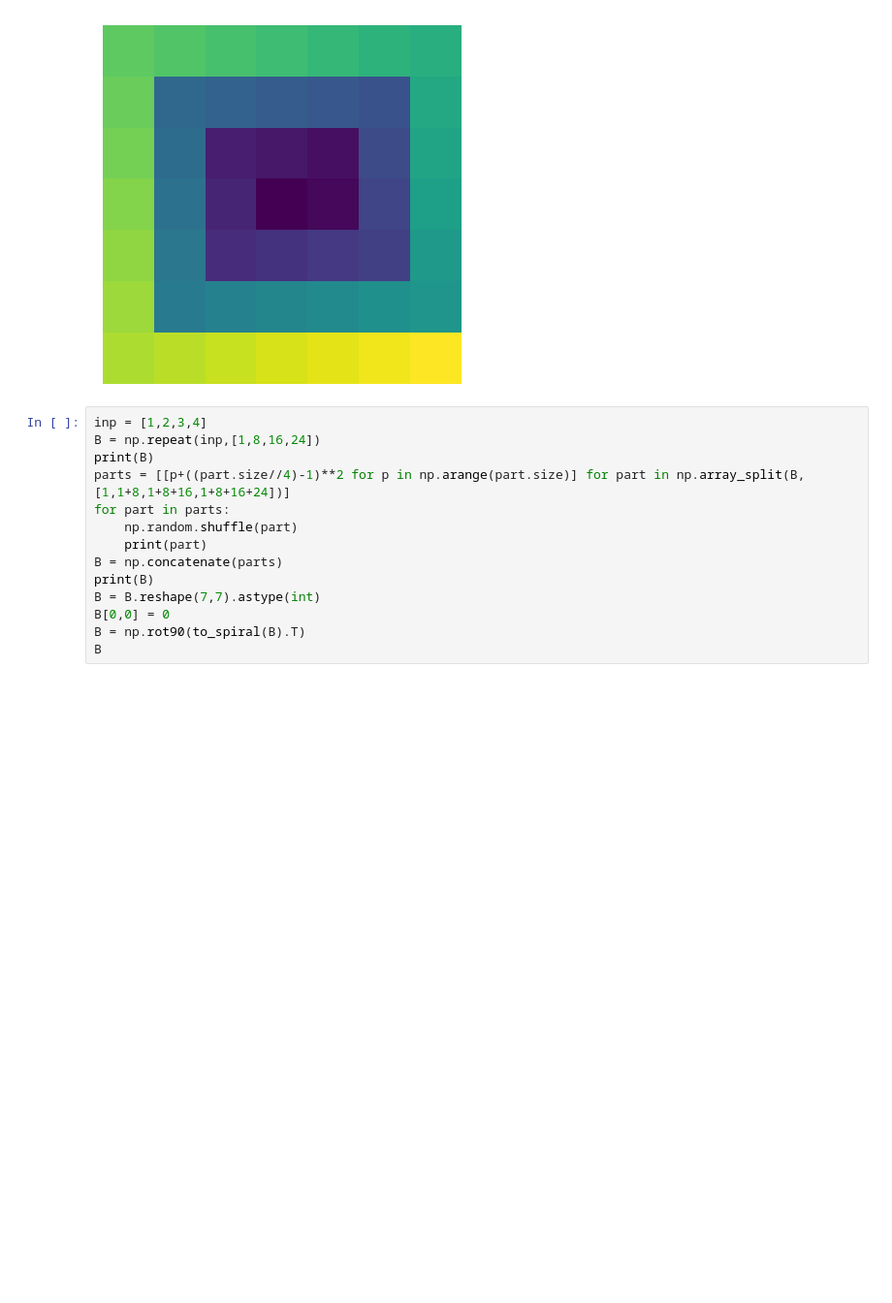
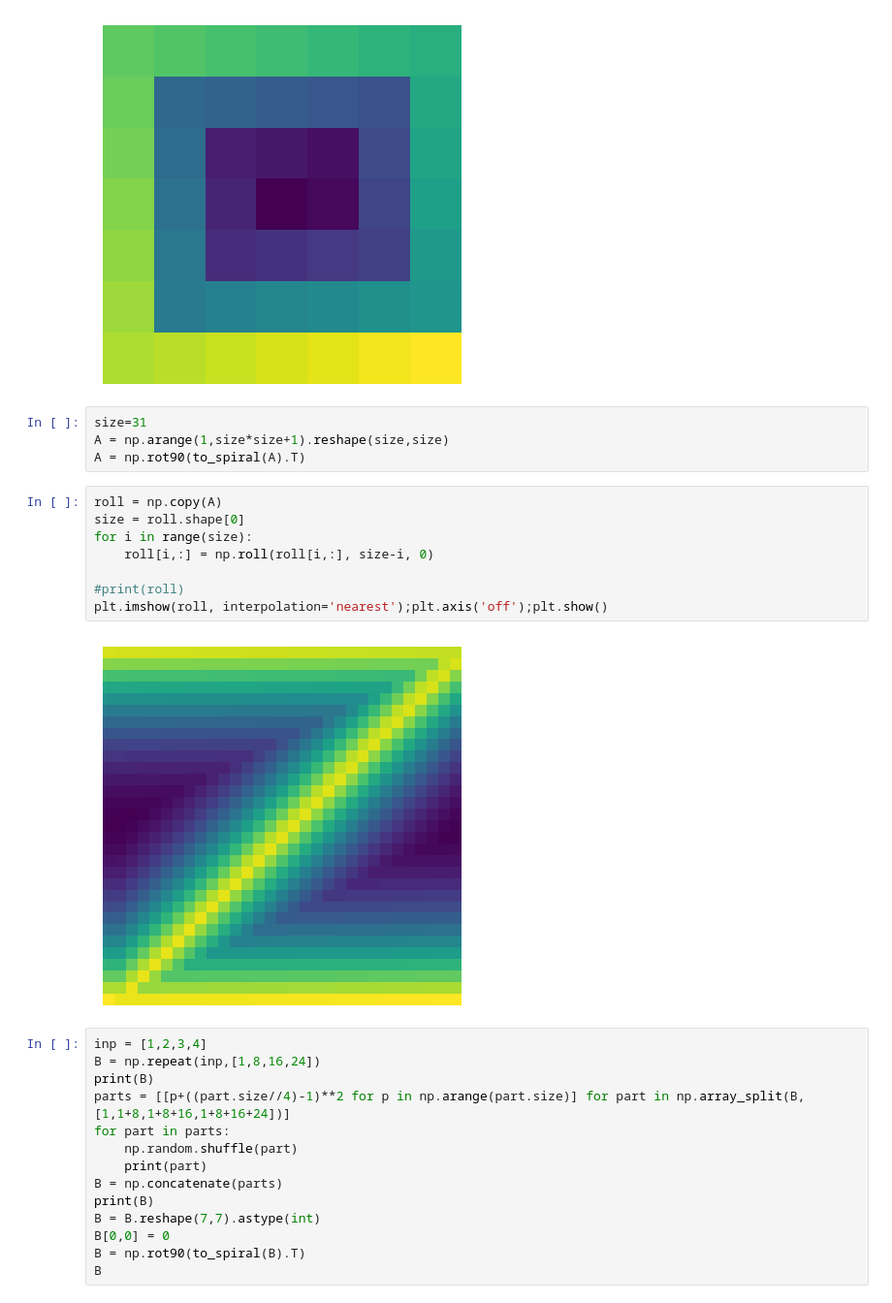
Before and after one commit to tt5/p-dynsys, a Jupyter notebook: knights.ipynb, the cells around one changed output. Shown at 97% size. Drawn from its saved outputs; the diff is of its cells as text; blank space fills up the shorter version.

```diff
--- a/knights.ipynb
+++ b/knights.ipynb
@@ -41,6 +41,20 @@ array([[37, 36, 35, 34, 33, 32, 31],
 plt.imshow(A, interpolation='nearest');plt.axis('off');plt.show()
 # %% [output]
 [figure]
+# %%
+size=31
+A = np.arange(1,size*size+1).reshape(size,size)
+A = np.rot90(to_spiral(A).T)
+# %%
+roll = np.copy(A)
+size = roll.shape[0]
+for i in range(size):
+    roll[i,:] = np.roll(roll[i,:], size-i, 0)
+
+#print(roll)
+plt.imshow(roll, interpolation='nearest');plt.axis('off');plt.show()
+# %% [output]
+[figure, added]
 # %%
 inp = [1,2,3,4]
 B = np.repeat(inp,[1,8,16,24])
```
Also changed, not shown: parts of 1 cell of this notebook, 28 other files.
